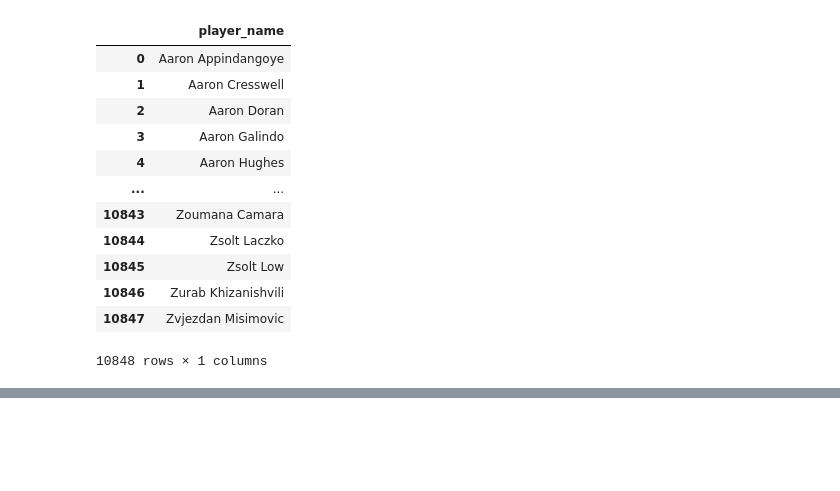
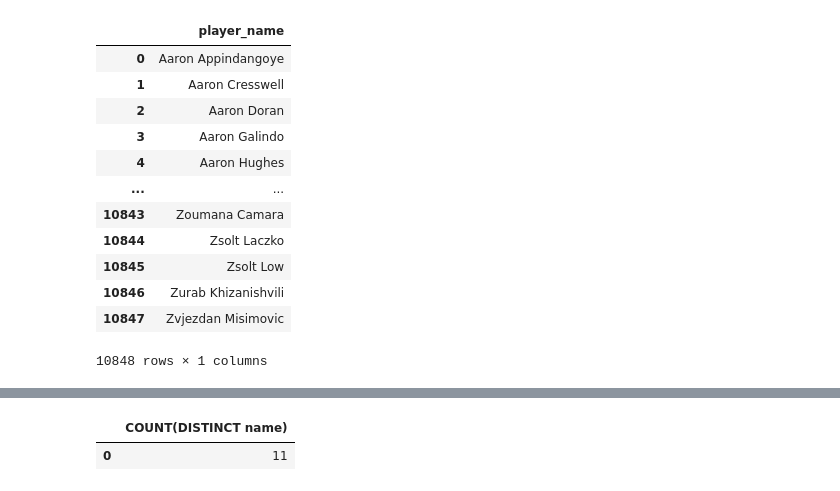
Before and after one commit to Vivianab89/Curso_Talento_Tech, a Jupyter notebook: Taller_SQL_práctico.ipynb, the cells around one changed output, grey strips where cells are left out. Cells and saved outputs as stored; diff of their text form; code cells hidden in the pictures; blank space fills up the shorter version.

```diff
--- a/Taller_SQL_práctico.ipynb
+++ b/Taller_SQL_práctico.ipynb
@@ -246,0 +357,14 @@ players_distinct
+# %%
+#Ingrese la la consulta SQL entre un par de 3 comillas dobles: """consulta SQL""" después de la palabra query =
+
+query = """
+SELECT COUNT(DISTINCT name)
+FROM Country;
+"""
+
+#No modificar lo siguiente:
+count_countries = pd.read_sql(query, conn)
+count_countries
+# %% [output]
+|  | COUNT(DISTINCT name) |
+| 0 | 11 |
```
Also changed, not shown: parts of 9 cells of this notebook.
